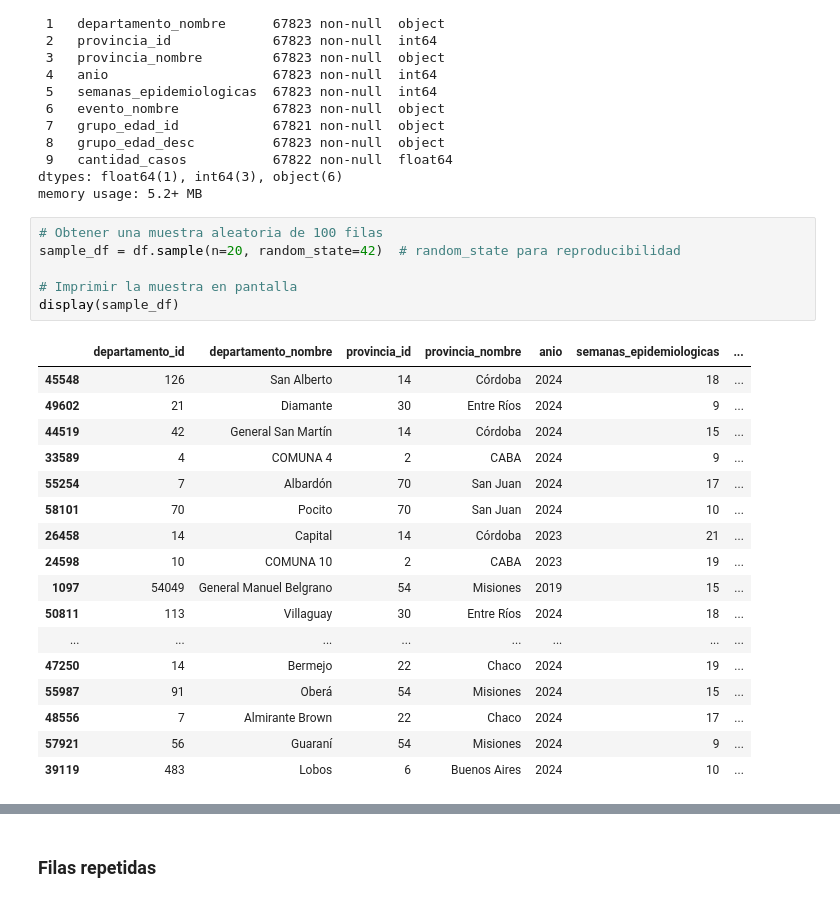
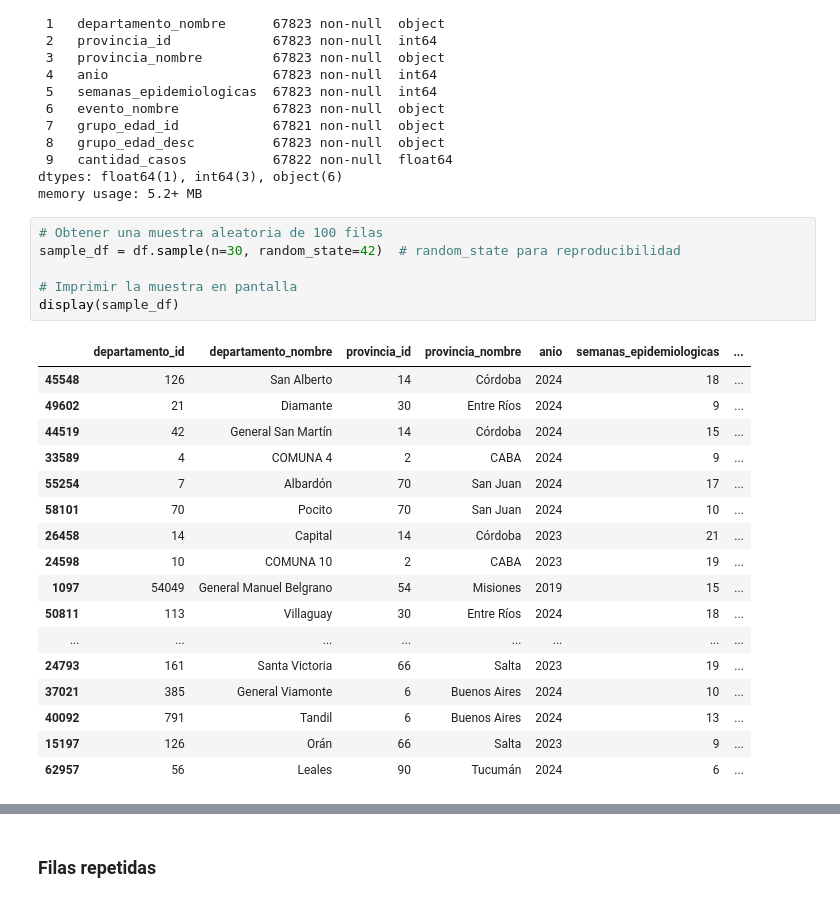
Before and after one commit to migue212852/SistemaSalud, a Jupyter notebook: Análisis_Casos_de_Dengue_en_Arg.ipynb, the cells around one changed output, grey strips where cells are left out. Saved outputs shown, nothing was run; the diff lists cells and outputs as text.

```diff
--- a/Análisis_Casos_de_Dengue_en_Arg.ipynb
+++ b/Análisis_Casos_de_Dengue_en_Arg.ipynb
@@ -148,25 +155,25 @@ dtypes: float64(1), int64(3), object(6)
 memory usage: 5.2+ MB
 # %%
 # Obtener una muestra aleatoria de 100 filas
-sample_df = df.sample(n=20, random_state=42)  # random_state para reproducibilidad
+sample_df = df.sample(n=30, random_state=42)  # random_state para reproducibilidad
 
 # Imprimir la muestra en pantalla
 display(sample_df)
 # %% [output]
 |  | departamento_id | departamento_nombre | provincia_id | provincia_nombre | anio | semanas_epidemiologicas | ... |
 | 45548 | 126 | San Alberto | 14 | Córdoba | 2024 | 18 | ... |
 | 49602 | 21 | Diamante | 30 | Entre Ríos | 2024 | 9 | ... |
 | 44519 | 42 | General San Martín | 14 | Córdoba | 2024 | 15 | ... |
 | 33589 | 4 | COMUNA 4 | 2 | CABA | 2024 | 9 | ... |
 | 55254 | 7 | Albardón | 70 | San Juan | 2024 | 17 | ... |
 | 58101 | 70 | Pocito | 70 | San Juan | 2024 | 10 | ... |
 | 26458 | 14 | Capital | 14 | Córdoba | 2023 | 21 | ... |
 | 24598 | 10 | COMUNA 10 | 2 | CABA | 2023 | 19 | ... |
 | 1097 | 54049 | General Manuel Belgrano | 54 | Misiones | 2019 | 15 | ... |
 | 50811 | 113 | Villaguay | 30 | Entre Ríos | 2024 | 18 | ... |
 | ... | ... | ... | ... | ... | ... | ... | ... |
-| 47250 | 14 | Bermejo | 22 | Chaco | 2024 | 19 | ... |
-| 55987 | 91 | Oberá | 54 | Misiones | 2024 | 15 | ... |
-| 48556 | 7 | Almirante Brown | 22 | Chaco | 2024 | 17 | ... |
-| 57921 | 56 | Guaraní | 54 | Misiones | 2024 | 9 | ... |
-| 39119 | 483 | Lobos | 6 | Buenos Aires | 2024 | 10 | ... |
+| 24793 | 161 | Santa Victoria | 66 | Salta | 2023 | 19 | ... |
+| 37021 | 385 | General Viamonte | 6 | Buenos Aires | 2024 | 10 | ... |
+| 40092 | 791 | Tandil | 6 | Buenos Aires | 2024 | 13 | ... |
+| 15197 | 126 | Orán | 66 | Salta | 2023 | 9 | ... |
+| 62957 | 56 | Leales | 90 | Tucumán | 2024 | 6 | ... |
```
Also changed, not shown: parts of 17 cells of this notebook.
